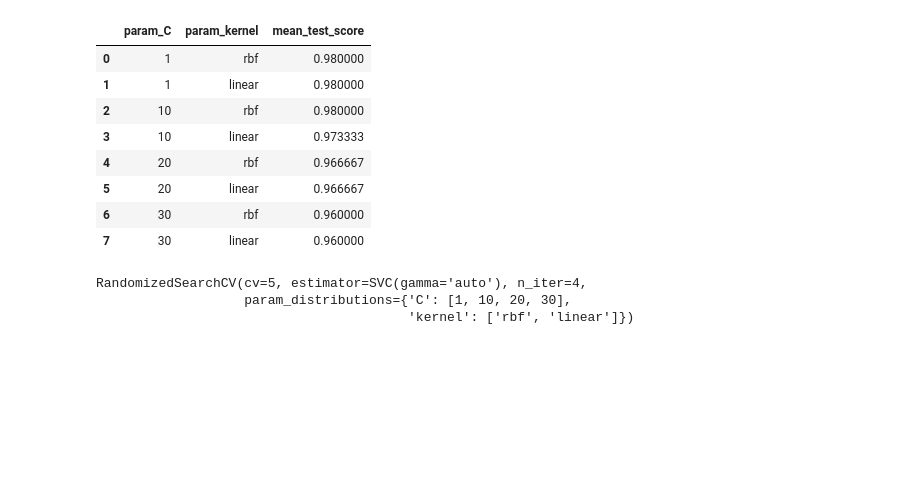
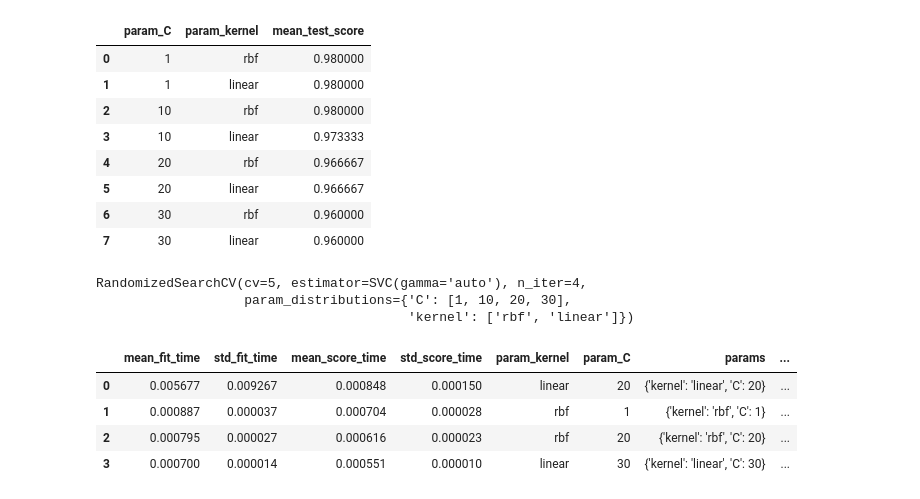
Before and after one commit to ayush5735/Machine-Learning, a Jupyter notebook: GridSearchCV.ipynb, the cells around one changed output. Cells and saved outputs as stored; diff of their text form; code cells hidden in the pictures; blank space fills up the shorter version.

Commit message:
Added new machine learning data

```diff
--- a/GridSearchCV.ipynb
+++ b/GridSearchCV.ipynb
@@ -124,3 +124,13 @@ classifier_r.fit(X,y)
 RandomizedSearchCV(cv=5, estimator=SVC(gamma='auto'), n_iter=4,
                    param_distributions={'C': [1, 10, 20, 30],
                                         'kernel': ['rbf', 'linear']})
+# %%
+results = pd.DataFrame(classifier_r.cv_results_)
+# %%
+results
+# %% [output]
+|  | mean_fit_time | std_fit_time | mean_score_time | std_score_time | param_kernel | param_C | params | ... |
+| 0 | 0.005677 | 0.009267 | 0.000848 | 0.000150 | linear | 20 | {'kernel': 'linear', 'C': 20} | ... |
+| 1 | 0.000887 | 0.000037 | 0.000704 | 0.000028 | rbf | 1 | {'kernel': 'rbf', 'C': 1} | ... |
+| 2 | 0.000795 | 0.000027 | 0.000616 | 0.000023 | rbf | 20 | {'kernel': 'rbf', 'C': 20} | ... |
+| 3 | 0.000700 | 0.000014 | 0.000551 | 0.000010 | linear | 30 | {'kernel': 'linear', 'C': 30} | ... |
```
Also changed, not shown: parts of 1 cell of this notebook, 2 other files.
